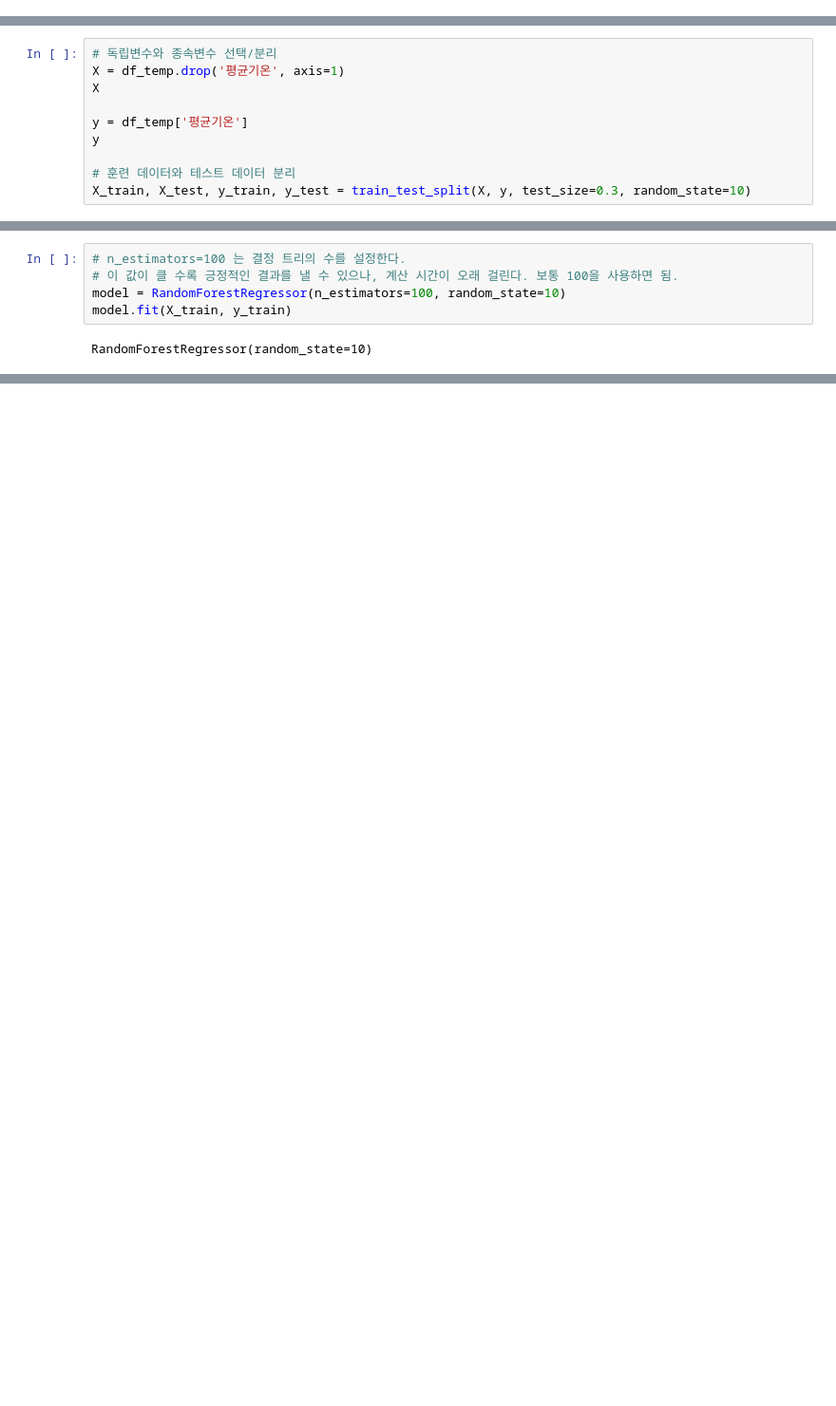
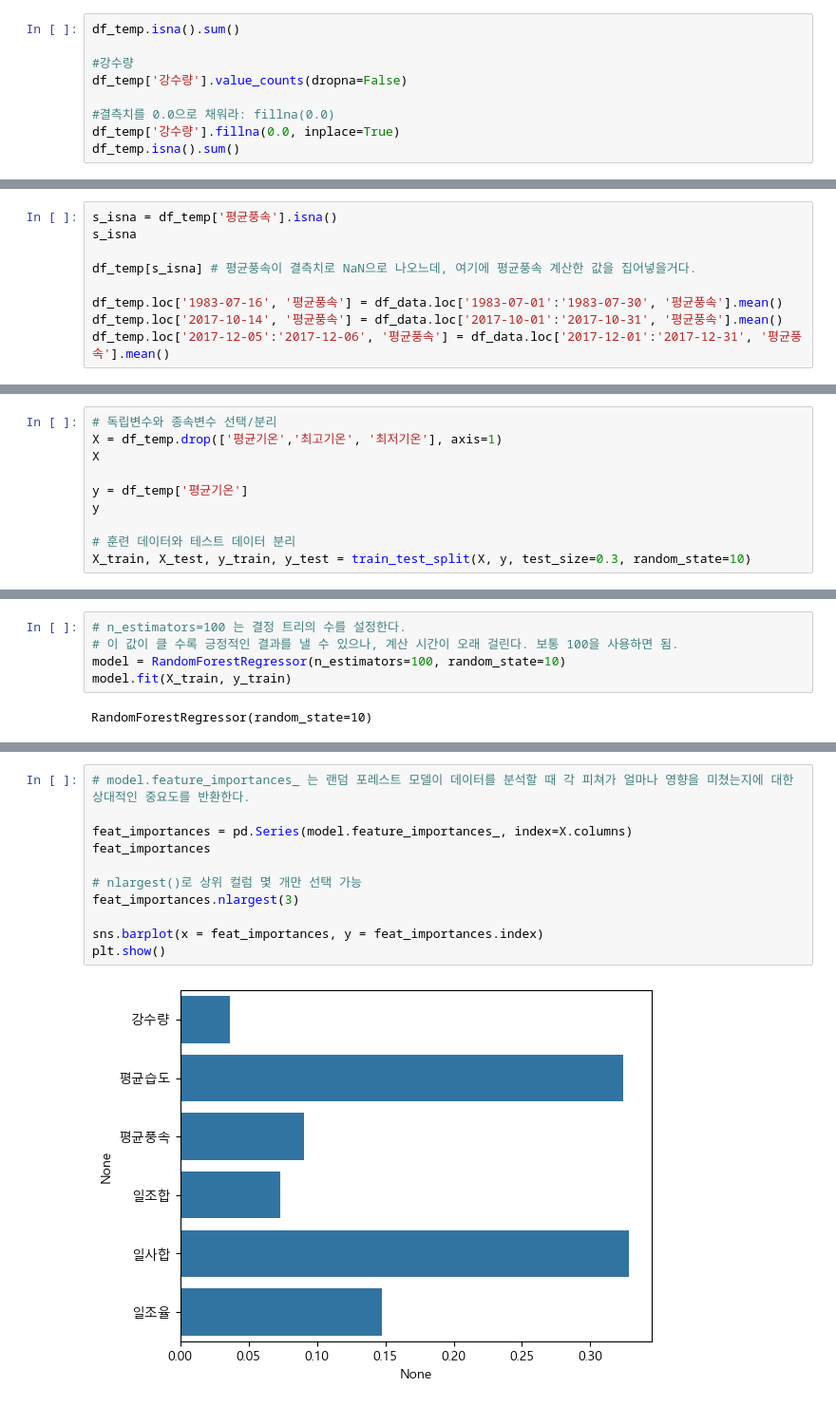
Before and after one commit to Darang00/Python, a Jupyter notebook: 1900_py_dyl/workspace/python/day07/ex01.ipynb, the cells around one changed output, grey strips where cells are left out. Shown at 95% size. Cells and saved outputs as stored; diff of their text form; blank space fills up the shorter version.

```diff
--- a/1900_py_dyl/workspace/python/day07/ex01.ipynb
+++ b/1900_py_dyl/workspace/python/day07/ex01.ipynb
@@ -816,3 +821,12 @@ plt.xticks(rotation=45)
   Text(7.5, 0, '일조율'),
   Text(8.5, 0, '평균기온')])
 [figure]
+# %%
+df_temp.isna().sum()
+
+#강수량
+df_temp['강수량'].value_counts(dropna=False)
+
+#결측치를 0.0으로 채워라: fillna(0.0)
+df_temp['강수량'].fillna(0.0, inplace=True)
+df_temp.isna().sum()
@@ -818,0 +850,9 @@ plt.xticks(rotation=45)
+# %%
+s_isna = df_temp['평균풍속'].isna()
+s_isna
+
+df_temp[s_isna] # 평균풍속이 결측치로 NaN으로 나오느데, 여기에 평균풍속 계산한 값을 집어넣을거다.
+
+df_temp.loc['1983-07-16', '평균풍속'] = df_data.loc['1983-07-01':'1983-07-30', '평균풍속'].mean()
+df_temp.loc['2017-10-14', '평균풍속'] = df_data.loc['2017-10-01':'2017-10-31', '평균풍속'].mean()
+df_temp.loc['2017-12-05':'2017-12-06', '평균풍속'] = df_data.loc['2017-12-01':'2017-12-31', '평균풍속'].mean()
@@ -824,7 +883,7 @@ from sklearn.metrics import mean_squared_error
 # 딥러닝은 어렵고.. 머신러닝 중에서 시계열 사용하기 좋은 애: RandomForestRegressor
 # %%
 # 독립변수와 종속변수 선택/분리
-X = df_temp.drop('평균기온', axis=1)
+X = df_temp.drop(['평균기온','최고기온', '최저기온'], axis=1)
 X
 
 y = df_temp['평균기온']
@@ -853,0 +934,13 @@ RandomForestRegressor(random_state=10)
+# %%
+# model.feature_importances_ 는 랜덤 포레스트 모델이 데이터를 분석할 때 각 피쳐가 얼마나 영향을 미쳤는지에 대한 상대적인 중요도를 반환한다.
+
+feat_importances = pd.Series(model.feature_importances_, index=X.columns)
+feat_importances
+
+# nlargest()로 상위 컬럼 몇 개만 선택 가능
+feat_importances.nlargest(3)
+
+sns.barplot(x = feat_importances, y = feat_importances.index)
+plt.show()
+# %% [output]
+[figure, added]
```
Also changed, not shown: parts of 6 cells of this notebook, 2 other files.
